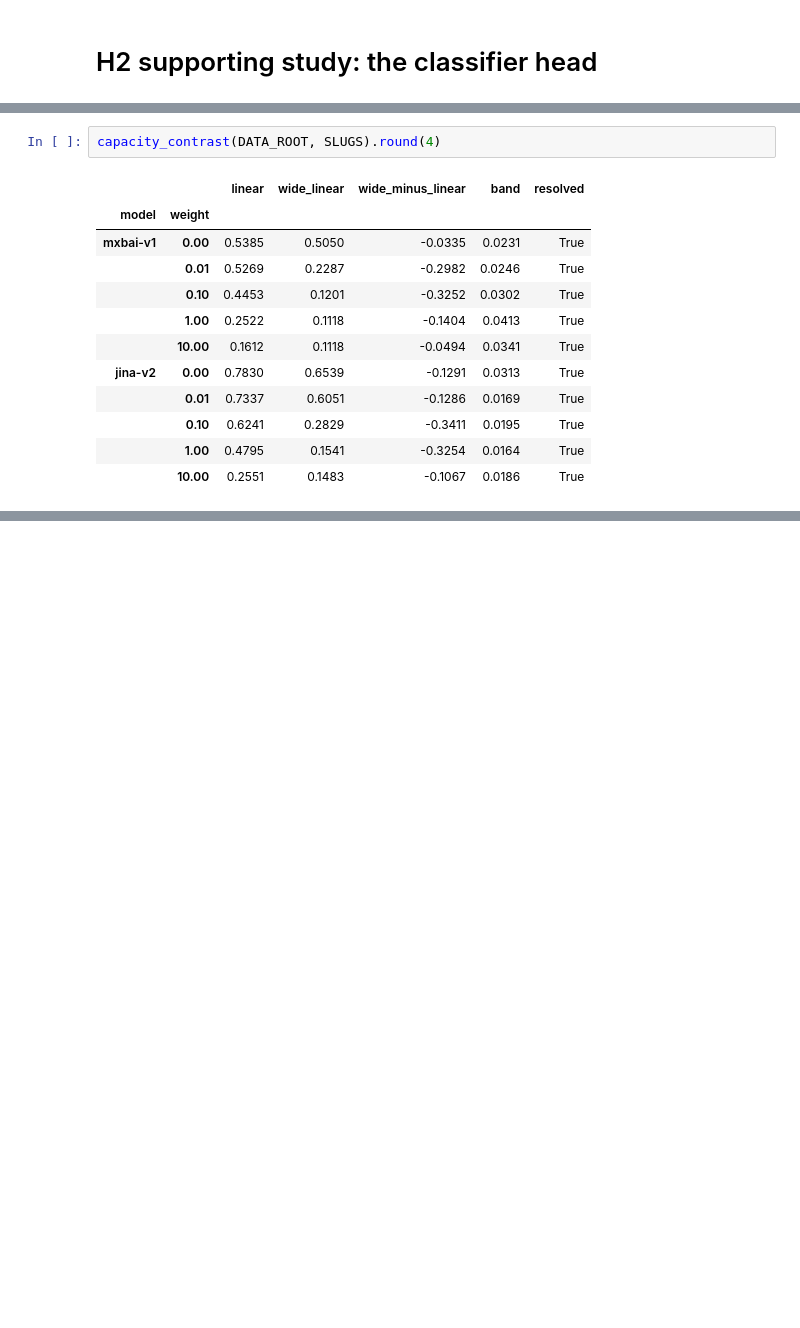
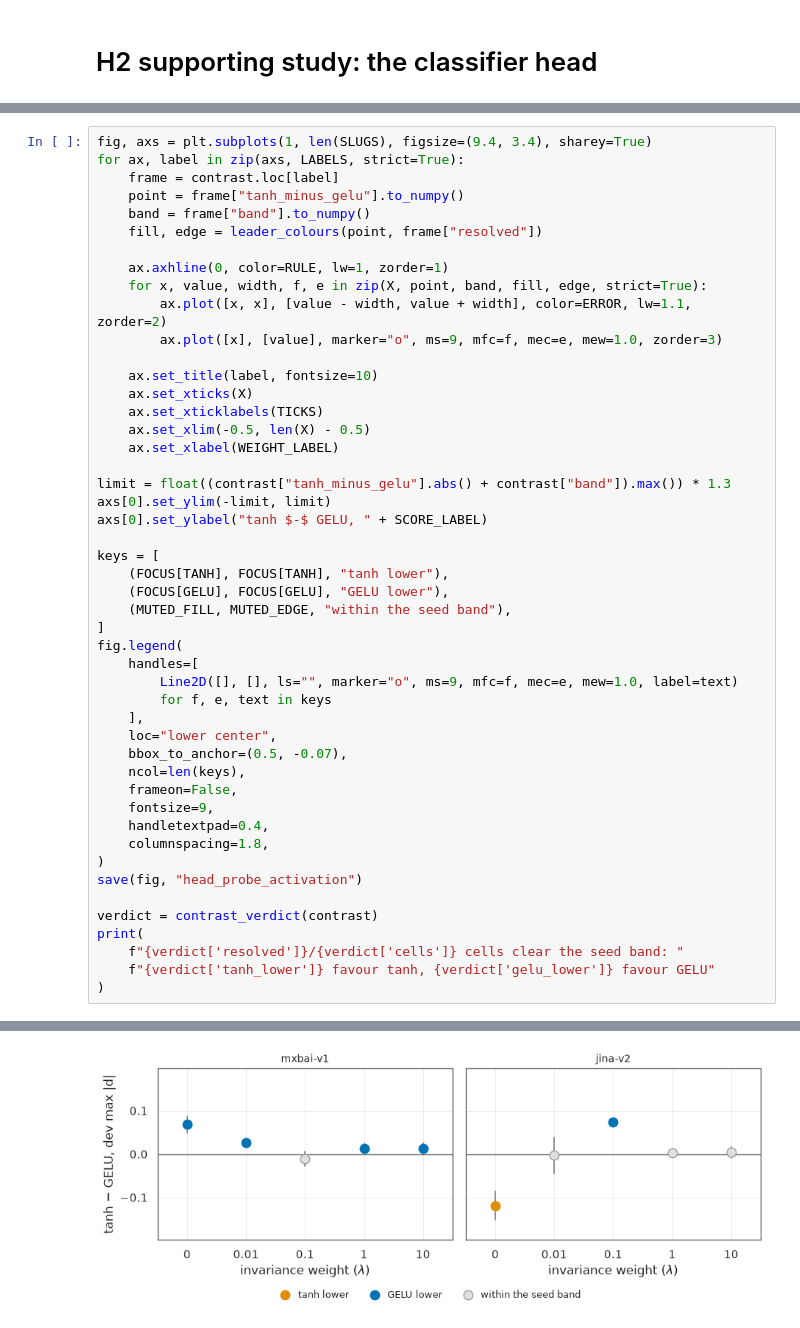
Before and after one commit to foad/format-sensitivity-reranking, a Jupyter notebook: notebooks/h2/h2_head_probe.ipynb, the cells around one changed output, grey strips where cells are left out. Cells and saved outputs as stored; diff of their text form; blank space fills up the shorter version.

Commit message:
head probe notebook findings

```diff
--- a/notebooks/h2/h2_head_probe.ipynb
+++ b/notebooks/h2/h2_head_probe.ipynb
@@ -204,15 +170,49 @@ print(
 # %%
-capacity_contrast(DATA_ROOT, SLUGS).round(4)
+fig, axs = plt.subplots(1, len(SLUGS), figsize=(9.4, 3.4), sharey=True)
+for ax, label in zip(axs, LABELS, strict=True):
+    frame = contrast.loc[label]
+    point = frame["tanh_minus_gelu"].to_numpy()
+    band = frame["band"].to_numpy()
+    fill, edge = leader_colours(point, frame["resolved"])
+
+    ax.axhline(0, color=RULE, lw=1, zorder=1)
+    for x, value, width, f, e in zip(X, point, band, fill, edge, strict=True):
+        ax.plot([x, x], [value - width, value + width], color=ERROR, lw=1.1, zorder=2)
+        ax.plot([x], [value], marker="o", ms=9, mfc=f, mec=e, mew=1.0, zorder=3)
+
+    ax.set_title(label, fontsize=10)
+    ax.set_xticks(X)
+    ax.set_xticklabels(TICKS)
+    ax.set_xlim(-0.5, len(X) - 0.5)
+    ax.set_xlabel(WEIGHT_LABEL)
+
+limit = float((contrast["tanh_minus_gelu"].abs() + contrast["band"]).max()) * 1.3
+axs[0].set_ylim(-limit, limit)
+axs[0].set_ylabel("tanh $-$ GELU, " + SCORE_LABEL)
+
+keys = [
+    (FOCUS[TANH], FOCUS[TANH], "tanh lower"),
+    (FOCUS[GELU], FOCUS[GELU], "GELU lower"),
+    (MUTED_FILL, MUTED_EDGE, "within the seed band"),
+]
+fig.legend(
+    handles=[
+        Line2D([], [], ls="", marker="o", ms=9, mfc=f, mec=e, mew=1.0, label=text)
+        for f, e, text in keys
+    ],
+    loc="lower center",
+    bbox_to_anchor=(0.5, -0.07),
+    ncol=len(keys),
+    frameon=False,
+    fontsize=9,
+    handletextpad=0.4,
+    columnspacing=1.8,
+)
+save(fig, "head_probe_activation")
+
+verdict = contrast_verdict(contrast)
+print(
+    f"{verdict['resolved']}/{verdict['cells']} cells clear the seed band: "
+    f"{verdict['tanh_lower']} favour tanh, {verdict['gelu_lower']} favour GELU"
+)
 # %% [output]
-|  |  | linear | wide_linear | wide_minus_linear | band | resolved |
-| model | weight |  |  |  |  |  |
-| mxbai-v1 | 0.00 | 0.5385 | 0.5050 | -0.0335 | 0.0231 | True |
-|  | 0.01 | 0.5269 | 0.2287 | -0.2982 | 0.0246 | True |
-|  | 0.10 | 0.4453 | 0.1201 | -0.3252 | 0.0302 | True |
-|  | 1.00 | 0.2522 | 0.1118 | -0.1404 | 0.0413 | True |
-|  | 10.00 | 0.1612 | 0.1118 | -0.0494 | 0.0341 | True |
-| jina-v2 | 0.00 | 0.7830 | 0.6539 | -0.1291 | 0.0313 | True |
-|  | 0.01 | 0.7337 | 0.6051 | -0.1286 | 0.0169 | True |
-|  | 0.10 | 0.6241 | 0.2829 | -0.3411 | 0.0195 | True |
-|  | 1.00 | 0.4795 | 0.1541 | -0.3254 | 0.0164 | True |
-|  | 10.00 | 0.2551 | 0.1483 | -0.1067 | 0.0186 | True |
@@ -219 +220,2 @@ capacity_contrast(DATA_ROOT, SLUGS).round(4)
+[figure, added]
 # %% [markdown]
```
Also changed, not shown: parts of 25 cells of this notebook, 7 other files.
